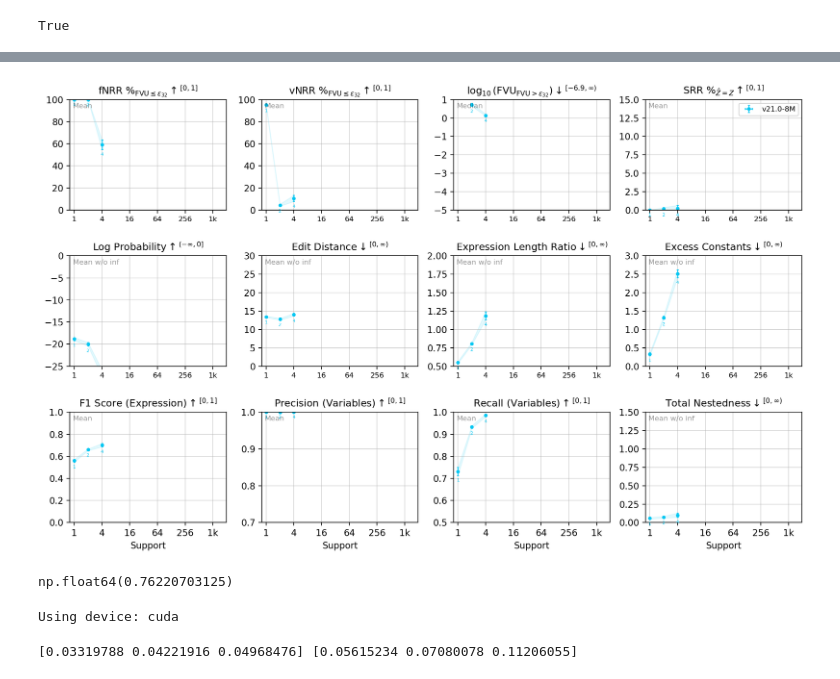
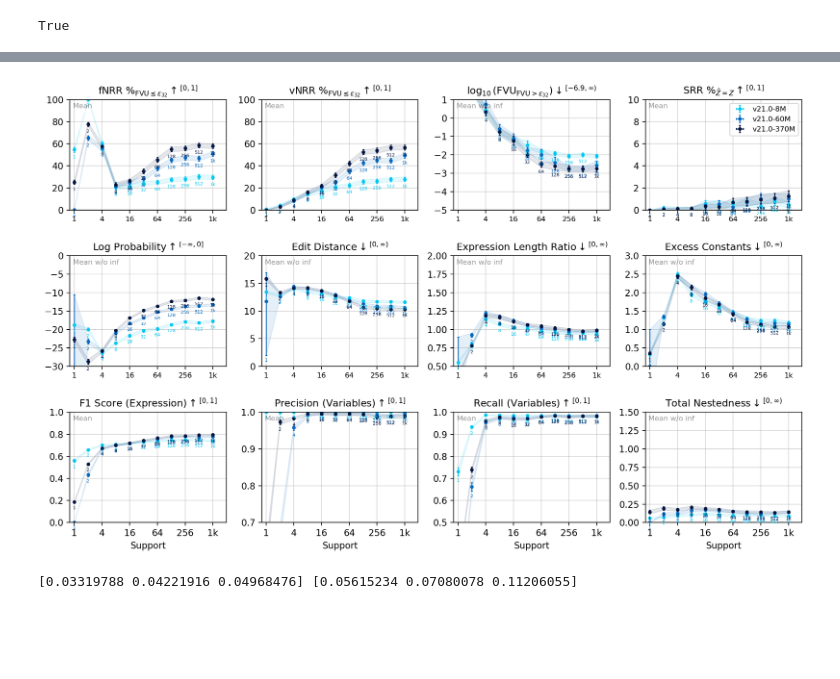
Before and after one commit to psaegert/flash-ansr, a Jupyter notebook: experimental/eval/n_support_scaling.ipynb, the cells around one changed output, grey strips where cells are left out. Saved outputs shown, nothing was run; the diff lists cells and outputs as text; code cells hidden in the pictures; blank space fills up the shorter version.

```diff
--- a/experimental/eval/n_support_scaling.ipynb
+++ b/experimental/eval/n_support_scaling.ipynb
@@ -27,9 +27,9 @@ results = {
     # 'PySR': {'scaling_parameter': 'n_support'},
     'v21.0-8M': {'scaling_parameter': 'n_support'},
     # 'v21.0-26M': {'scaling_parameter': 'n_support'},
-    # 'v21.0-60M': {'scaling_parameter': 'n_support'},
+    'v21.0-60M': {'scaling_parameter': 'n_support'},
     # 'v21.0-160M': {'scaling_parameter': 'n_support'},
-    # 'v21.0-370M': {'scaling_parameter': 'n_support'},
+    'v21.0-370M': {'scaling_parameter': 'n_support'},
 }
 # %%
 models_not_found = []
@@ -190,6 +234,15 @@ def fvu(y_true, y_pred):
         return np.inf
     y_pred = y_pred.astype(np.float64)
     y_true = y_true.astype(np.float64)
+
+    # If y_pred or y_true are not arrays but single values, convert them to arrays
+    if np.isscalar(y_pred):
+        y_pred = np.array([y_pred], dtype=np.float64)
+    if np.isscalar(y_true):
+        y_true = np.array([y_true], dtype=np.float64)
+
+    if len(y_true) == 1:
+        return 0 if y_true[0] == y_pred[0] else np.nan
 
     # Check if the ground truth is finite but the prediction is not
     if np.isfinite(y_true).all() and not np.isfinite(y_pred).all():
@@ -373,7 +426,7 @@ metric_pairs = [
     (('n_support', 'Support', np.nanmedian), (
         'only_approx_log10_fvu_val',
         f'$\\log_{{10}}(\mathrm{{FVU}}_{{\\mathrm{{FVU}} > \epsilon_{{32}}}}) {arrow_notation(objective=-1, lower=np.log10(np.finfo(np.float32).eps), upper=np.inf)}$',
-        np.nanmedian,
+        naninfmean,
         1,
         (-5, 1)
     )),
@@ -382,21 +435,21 @@ metric_pairs = [
         f'SRR $\\%_{{\hat{{Z}} = Z}} {arrow_notation(objective=1, lower=0, upper=1)}$',
         np.nanmean,
         100,
-        (0, 15)
+        (0, 10)
     )),
     (('n_support', 'Support', np.nanmedian), (
         'predicted_log_prob',
         f'$\mathrm{{Log\\ Probability}} {arrow_notation(objective=1, lower=-np.inf, upper=0)}$',
         naninfmean,
         1,
-        (-25, 0)
+        (-30, 0)
     )),
     (('n_support', 'Support', np.nanmedian), (
         'edit_distance',
         f'$\mathrm{{Edit\\ Distance}} {arrow_notation(objective=-1, lower=0, upper=np.inf)}$',
         naninfmean,
         1,
-        (0, 30)
+        (0, 20)
     )),
     (('n_support', 'Support', np.nanmedian), (
         'skeleton_length_ratio',
@@ -545,38 +598,34 @@ for ax_id, (ax, ((x_metric, x_label, x_statistic), (y_metric, y_label, y_statist
     ax.set_xscale('log', base=2)
     ax.set_xticks([1, 4, 16, 64, 256, 1024])
     ax.set_xticklabels(['1', '4', '16', '64', '256', '1k'], fontsize=x_ticks_fontsize)
     ax.set_xlim(0.8, 2000)
 
     ax.grid(alpha=0.5)
 
 axes.flatten()[3].legend(fontsize=8)
 
 # flash = plt.imread(get_path('assets', 'flash.png'))
 # ax_image = fig.add_axes([0.157, 0.75, 0.05, 0.05], anchor='NE', zorder=10)
 # ax_image.imshow(flash)
 # ax_image.axis('off')
 
 
 for ax_id, ax in enumerate(axes.flatten()[len(metric_pairs):]):
     ax.axis('off')
 
     # Add an xlabel to the axis above
     if (ax_id + len(metric_pairs)) // COLS == ROWS - 1:
         axes.flatten()[len(metric_pairs) - COLS + (ax_id % COLS)].set_xlabel(x_label)
 
 fig.tight_layout(w_pad=1, h_pad=2)
 
 
 # fig.suptitle(f"Test Set: {test_set.title()}", fontsize=16)
 # fig.subplots_adjust(top=0.90)
 
 # plt.savefig(get_path('results', 'test_time_compute', create=True, filename=f'test_time_compute_{test_set}.svg'), dpi=200)
 # %% [output]
-[figure, old version]
+[figure, new version]
-# %%
-results['v21.0-8M']['results']['pool_15_10'][1]['prediction_success'].mean()
-# %% [output]
-np.float64(0.76220703125)
 # %%
 from flash_ansr import FlashANSR, GenerationConfig, get_path
 import torch
@@ -590,8 +639,6 @@ nsr = FlashANSR.load(
     parsimony=0.02,
     n_restarts=8
 ).to(device)
-# %% [output]
-Using device: cuda
 # %%
 x_median, x_lower, x_upper = [], [], []
 y_median, y_lower, y_upper = [], [], []
```
Also changed, not shown: parts of 3 cells of this notebook, 17 other files.
